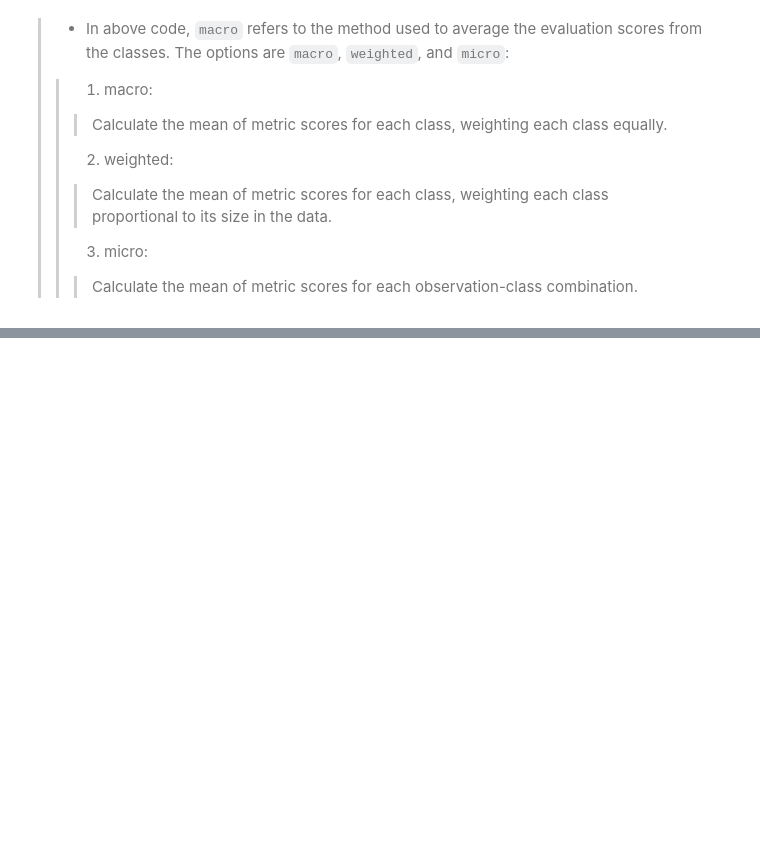
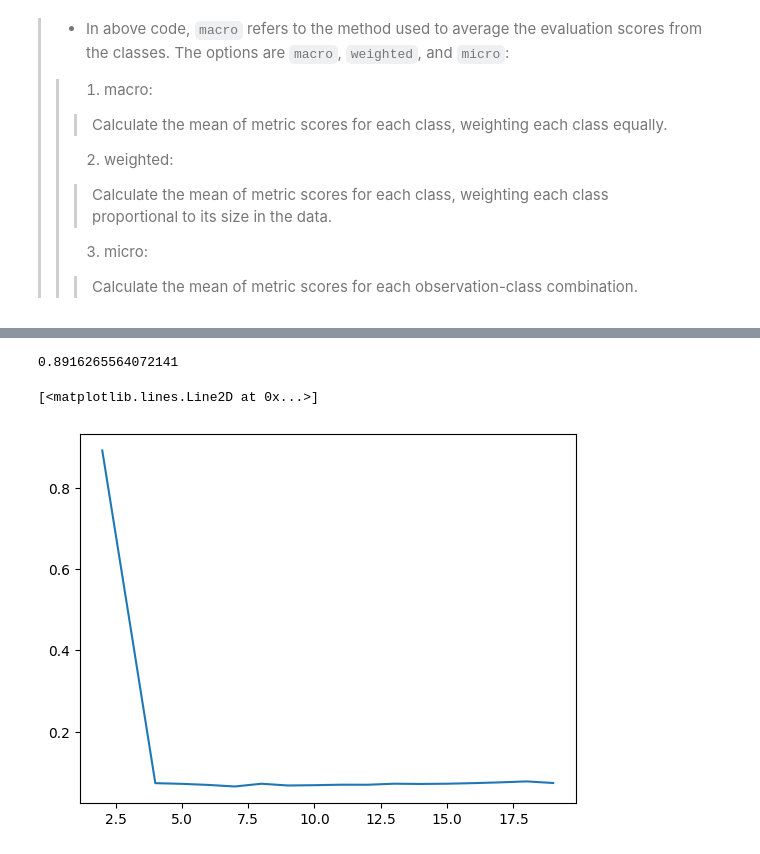
Before and after one commit to kavehkarimadini/ARC_101_Machine_Learning, a Jupyter notebook: ARC_101_Chapter_11_Model_Evaluation.ipynb, the cells around one changed output, grey strips where cells are left out. Drawn from its saved outputs; the diff is of its cells as text; code cells hidden in the pictures; blank space fills up the shorter version.

```diff
--- a/ARC_101_Chapter_11_Model_Evaluation.ipynb
+++ b/ARC_101_Chapter_11_Model_Evaluation.ipynb
@@ -457,0 +601,40 @@ array([0.84012014, 0.82895312, 0.82675308, 0.81515121, 0.82042629])
+# %%
+# If you have used an unsupervised learning algorithm to cluster your data. Now you want to know how well it did.
+# use silhouette coefficients to measure the quality of the clusters (note that this does not measure predictive performance):
+# Load libraries
+import numpy as np
+from sklearn.metrics import silhouette_score
+from sklearn import datasets
+from sklearn.cluster import KMeans
+from sklearn.datasets import make_blobs
+import matplotlib.pyplot as plt
+# Generate features matrix
+features, _ = make_blobs(n_samples = 1000,
+ n_features = 10,
+ centers = 2,
+ cluster_std = 0.5,
+ shuffle = True,
+ random_state = 1)
+# Cluster data using k-means to predict classes
+model = KMeans(n_clusters=2, random_state=1).fit(features)
+# Get predicted classes
+target_predicted = model.labels_
+# Evaluate model
+silhouette_score(features, target_predicted)
+# %% [output]
+0.8916265564072141
+# %%
+silhouette_values=[]
+for i in range(2,20):
+    # Cluster data using k-means to predict classes
+    model = KMeans(n_clusters=i, random_state=1).fit(features)
+    # Get predicted classes
+    target_predicted = model.labels_
+    # Evaluate model
+    score = silhouette_score(features, target_predicted)
+    silhouette_values.append(score)
+# %%
+plt.plot(range(2,20),silhouette_values)
+# %% [output]
+[<matplotlib.lines.Line2D at 0x...>]
+[figure, added]
```
Also changed, not shown: parts of 21 cells of this notebook, 1 other file.
